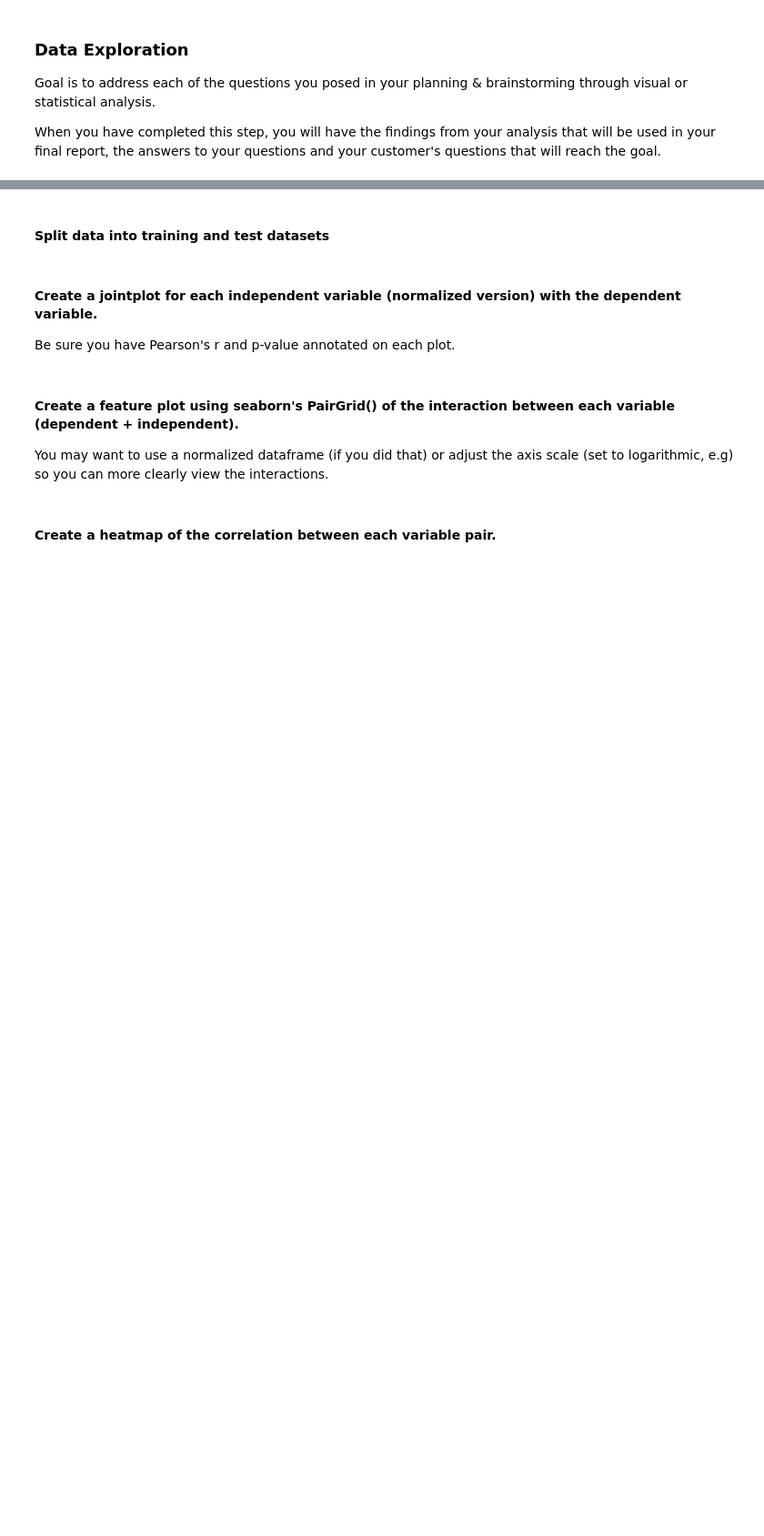
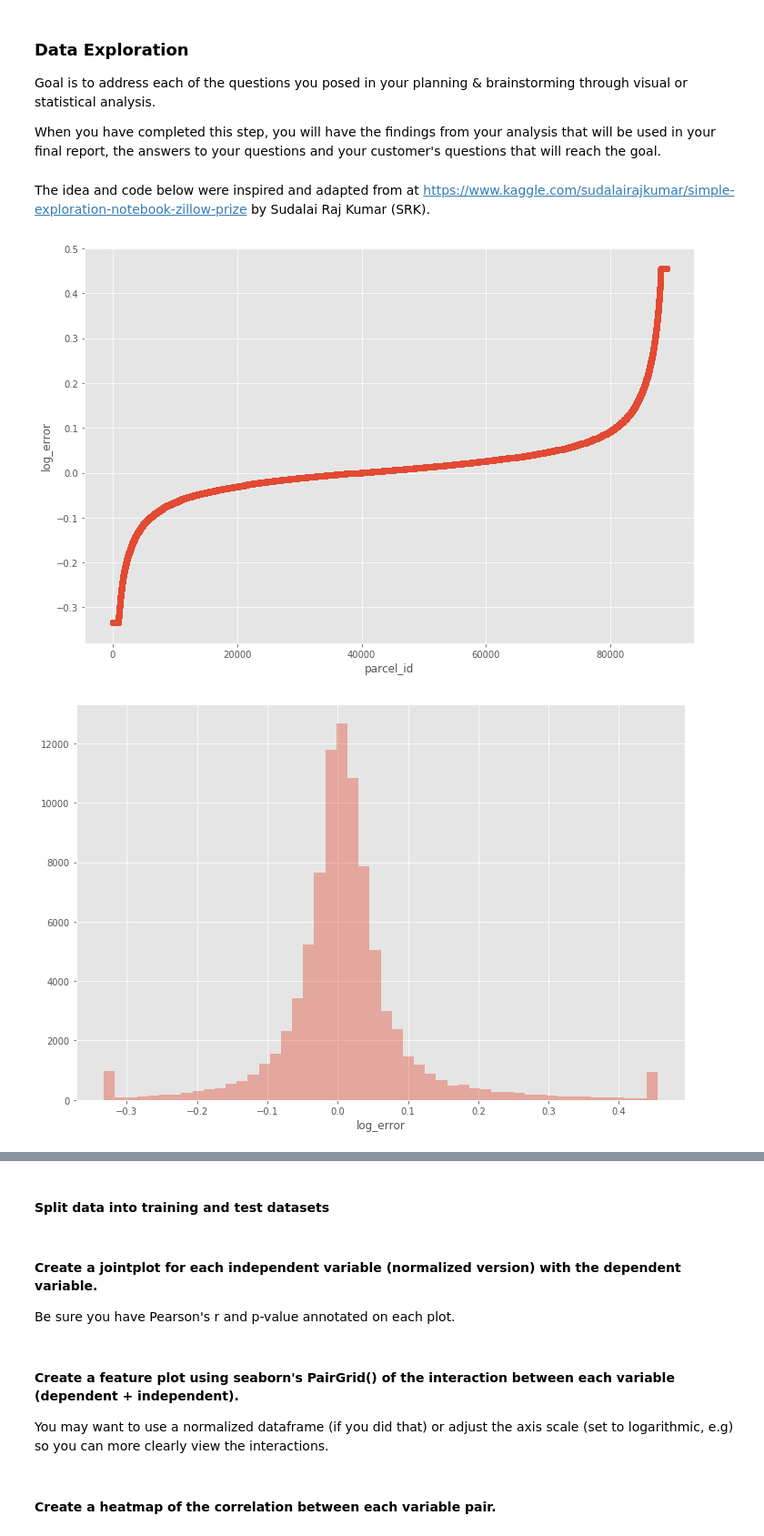
Before and after one commit to ecdedios/codeup-ds-projects, a Jupyter notebook: Regression_Proj_EdnalynCDeDios.ipynb, the cells around one changed output, grey strips where cells are left out. Shown: that part at 91% size. Saved outputs shown, nothing was run; the diff lists cells and outputs as text; code cells hidden in the pictures; blank space fills up the shorter version.

Commit message:
add adapted code from SRK

```diff
--- a/Regression_Proj_EdnalynCDeDios.ipynb
+++ b/Regression_Proj_EdnalynCDeDios.ipynb
@@ -425,3 +455,27 @@ for i, col in enumerate(['bathroom_count',
 Goal is to address each of the questions you posed in your planning & brainstorming through visual or statistical analysis.
 
 When you have completed this step, you will have the findings from your analysis that will be used in your final report, the answers to your questions and your customer's questions that will reach the goal.
+# %% [markdown]
+The idea and code below were inspired and adapted from at https://www.kaggle.com/sudalairajkumar/simple-exploration-notebook-zillow-prize by Sudalai Raj Kumar (SRK).
+# %%
+# Plot the log error
+plt.figure(figsize=(12,8))
+plt.scatter(range(std_df.shape[0]), np.sort(std_df.log_error.values))
+plt.xlabel('parcel_id')
+plt.ylabel('log_error')
+plt.show()
+
+# Remove outliers
+ulimit = np.percentile(std_df.log_error.values, 99)
+llimit = np.percentile(std_df.log_error.values, 1)
+std_df['log_error'].loc[std_df['log_error']>ulimit] = ulimit
+std_df['log_error'].loc[std_df['log_error']<llimit] = llimit
+
+# Plot the distribution
+plt.figure(figsize=(12,8))
+sns.distplot(std_df.log_error.values, bins=50, kde=False)
+plt.xlabel('log_error')
+plt.show()
+# %% [output]
+[figure, added]
+[figure, added]
```
Also changed, not shown: parts of 24 cells of this notebook.
